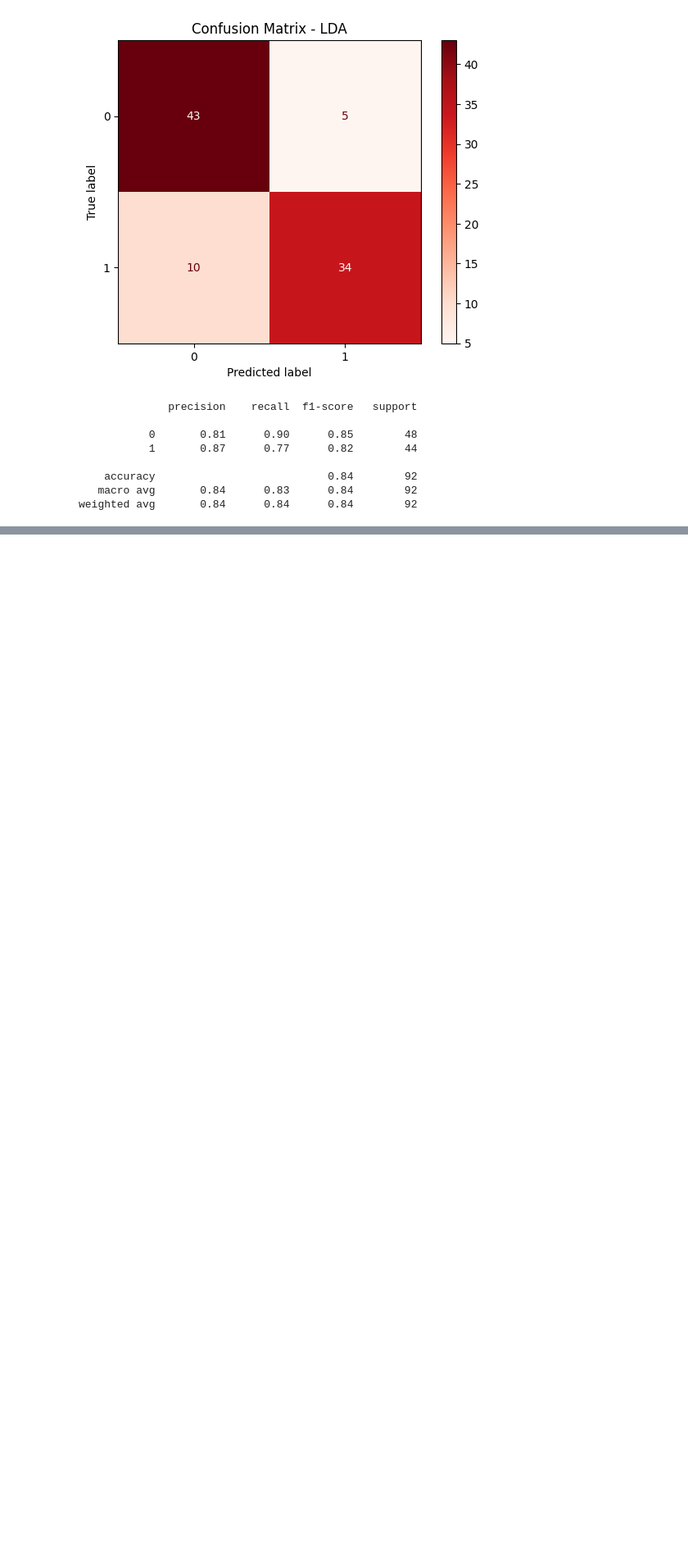
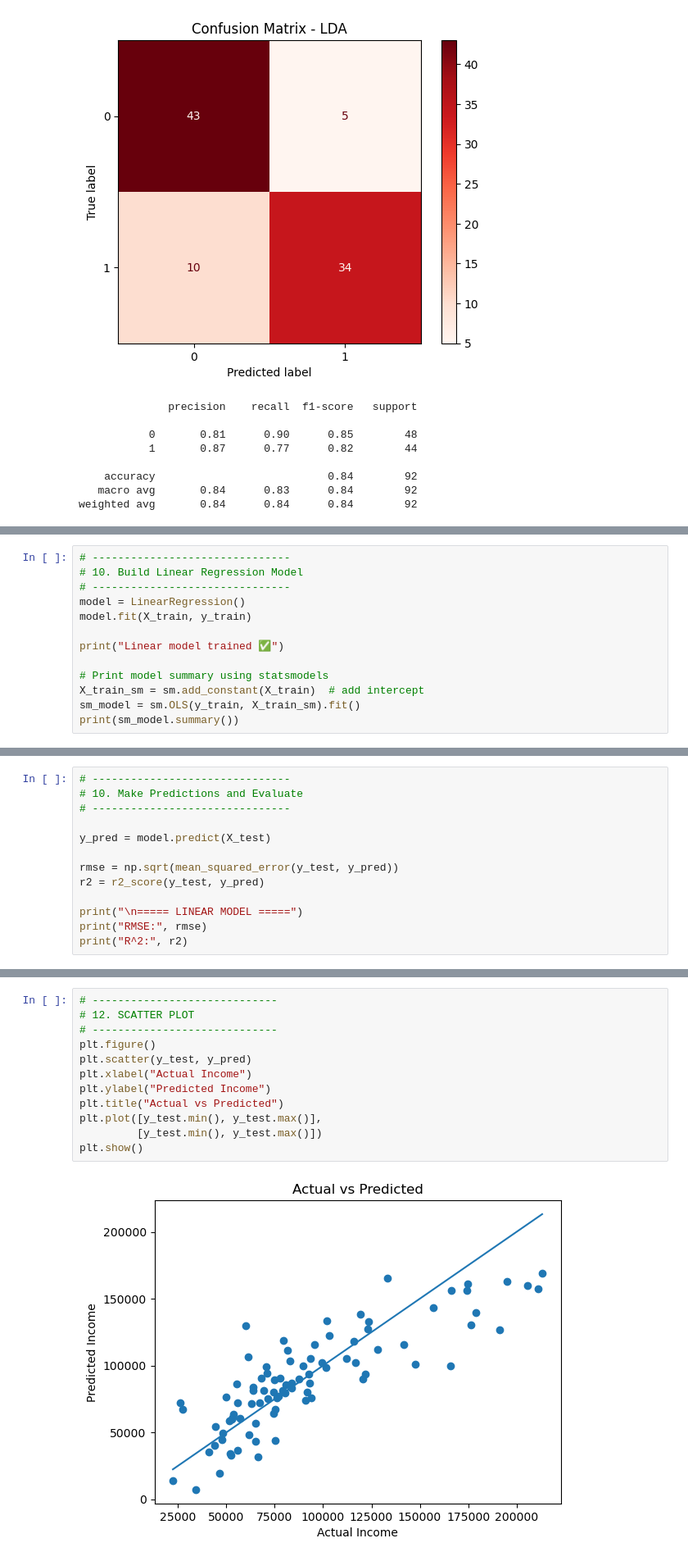
Before and after one commit to Beansproutss/Final_Project_2302, a Jupyter notebook: FinalExamCode.ipynb, the cells around one changed output, grey strips where cells are left out. Shown at 82% size. Cells and saved outputs as stored; diff of their text form; blank space fills up the shorter version.

```diff
--- a/FinalExamCode.ipynb
+++ b/FinalExamCode.ipynb
@@ -451,0 +789,13 @@ weighted avg       0.84      0.84      0.84        92
+# %%
+# -------------------------------
+# 10. Build Linear Regression Model
+# -------------------------------
+model = LinearRegression()
+model.fit(X_train, y_train)
+
+print("Linear model trained ✅")
+
+# Print model summary using statsmodels
+X_train_sm = sm.add_constant(X_train)  # add intercept
+sm_model = sm.OLS(y_train, X_train_sm).fit()
+print(sm_model.summary())
@@ -451,0 +840,13 @@ weighted avg       0.84      0.84      0.84        92
+# %%
+# -------------------------------
+# 10. Make Predictions and Evaluate
+# -------------------------------
+
+y_pred = model.predict(X_test)
+
+rmse = np.sqrt(mean_squared_error(y_test, y_pred))
+r2 = r2_score(y_test, y_pred)
+
+print("\n===== LINEAR MODEL =====")
+print("RMSE:", rmse)
+print("R^2:", r2)
@@ -451,0 +923,14 @@ weighted avg       0.84      0.84      0.84        92
+# %%
+# -----------------------------
+# 12. SCATTER PLOT
+# -----------------------------
+plt.figure()
+plt.scatter(y_test, y_pred)
+plt.xlabel("Actual Income")
+plt.ylabel("Predicted Income")
+plt.title("Actual vs Predicted")
+plt.plot([y_test.min(), y_test.max()],
+         [y_test.min(), y_test.max()])
+plt.show()
+# %% [output]
+[figure, added]
```
Also changed, not shown: parts of 31 cells of this notebook, 3 other files.
